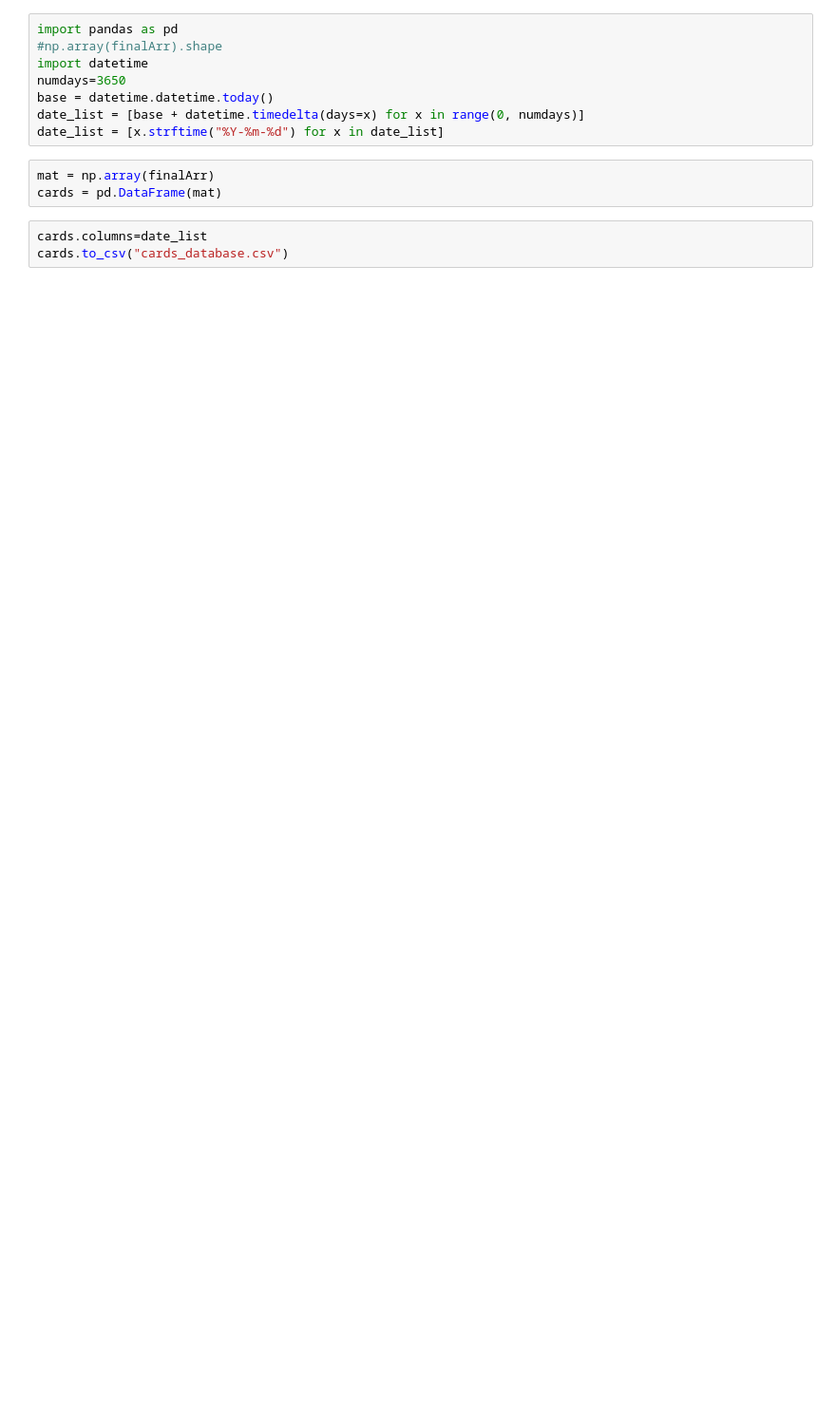
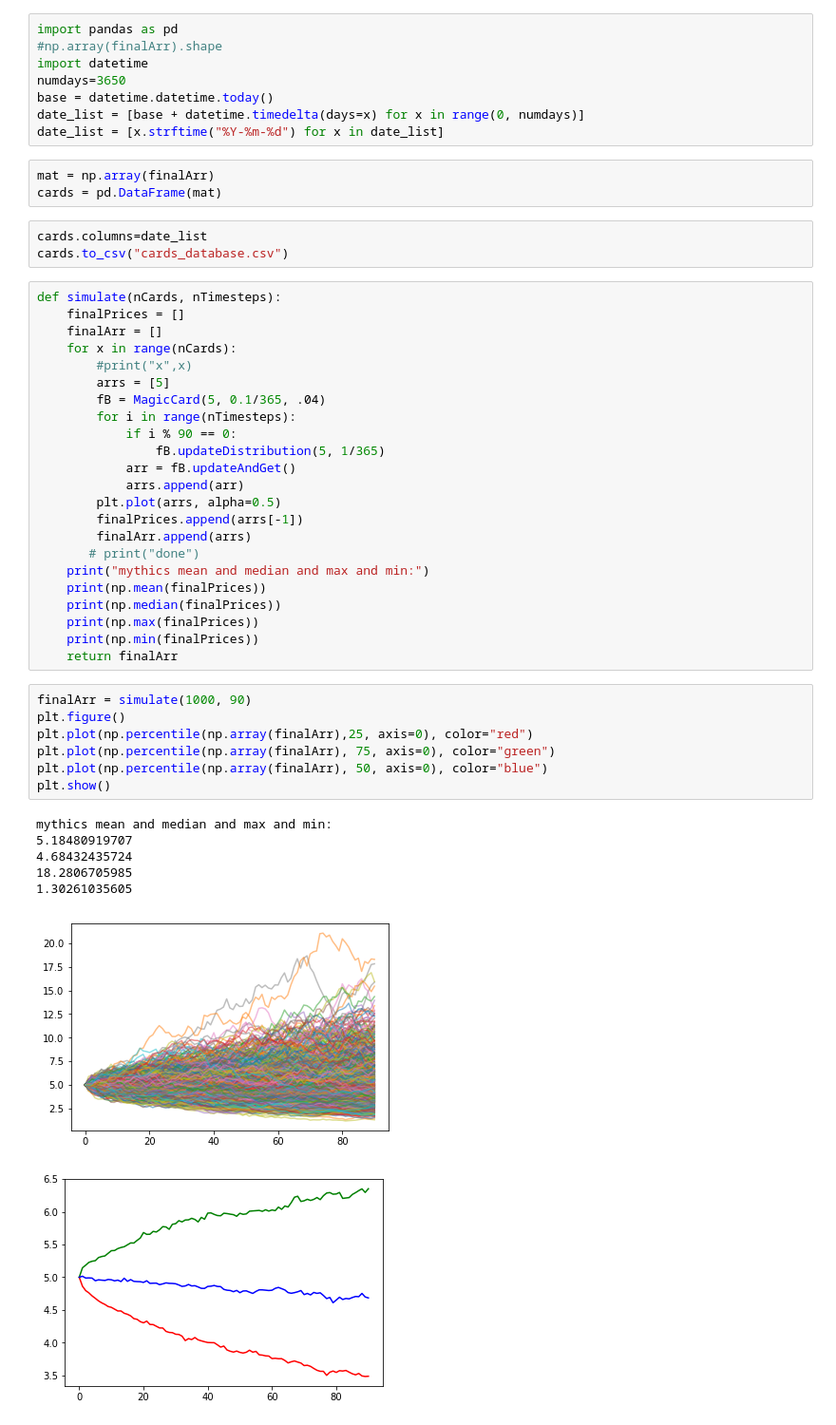
Before and after one commit to michaelArruza/CS269i-MTG-Project, a Jupyter notebook: MagicMarket.ipynb, the cells around one changed output. Shown at 95% size. Drawn from its saved outputs; the diff is of its cells as text; blank space fills up the shorter version.

```diff
--- a/MagicMarket.ipynb
+++ b/MagicMarket.ipynb
@@ -92,3 +197,41 @@ cards = pd.DataFrame(mat)
 # %%
 cards.columns=date_list
 cards.to_csv("cards_database.csv")
+# %%
+def simulate(nCards, nTimesteps):
+    finalPrices = []
+    finalArr = []
+    for x in range(nCards):
+        #print("x",x)
+        arrs = [5]
+        fB = MagicCard(5, 0.1/365, .04)
+        for i in range(nTimesteps):
+            if i % 90 == 0:
+                fB.updateDistribution(5, 1/365)
+            arr = fB.updateAndGet()
+            arrs.append(arr)
+        plt.plot(arrs, alpha=0.5)
+        finalPrices.append(arrs[-1])
+        finalArr.append(arrs)
+       # print("done")
+    print("mythics mean and median and max and min:")
+    print(np.mean(finalPrices))
+    print(np.median(finalPrices))
+    print(np.max(finalPrices))
+    print(np.min(finalPrices))
+    return finalArr
+# %%
+finalArr = simulate(1000, 90)
+plt.figure()
+plt.plot(np.percentile(np.array(finalArr),25, axis=0), color="red")
+plt.plot(np.percentile(np.array(finalArr), 75, axis=0), color="green")
+plt.plot(np.percentile(np.array(finalArr), 50, axis=0), color="blue")
+plt.show()
+# %% [output]
+mythics mean and median and max and min:
+5.18480919707
+4.68432435724
+18.2806705985
+1.30261035605
+[figure, added]
+[figure, added]
```
Also changed, not shown: parts of 4 cells of this notebook.
